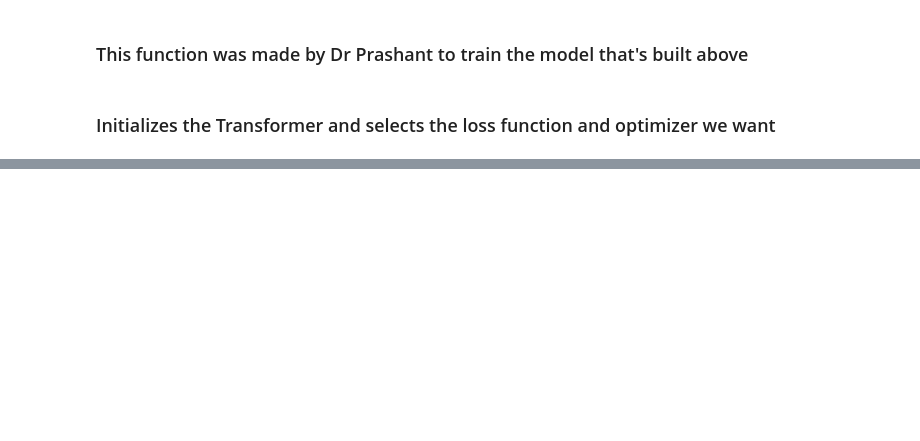
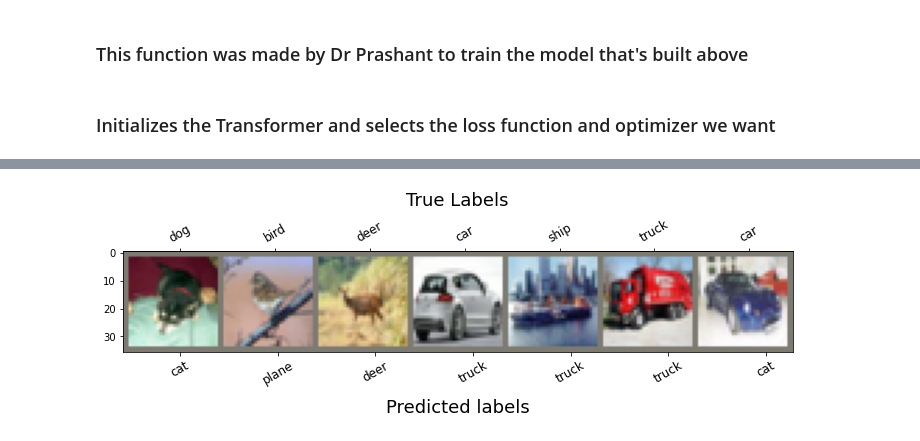
Before and after one commit to TFielloii/ERAU_MA540_Team5, a Jupyter notebook: 16x16_ViT.ipynb, the cells around one changed output, grey strips where cells are left out. Drawn from its saved outputs; the diff is of its cells as text; code cells hidden in the pictures; blank space fills up the shorter version.

```diff
--- a/16x16_ViT.ipynb
+++ b/16x16_ViT.ipynb
@@ -594,12 +622,12 @@ model = ViT(
         in_channels=3,		# Number of channels for the image
         patch_size=4,         # How big our patches are
         embed_dim=42,		# Embedding dim
-        n_layers=7,         # Number of transformer encoders
-        n_heads=4,          # Number of attention heads
+        n_layers=3,         # Number of transformer encoders
+        n_heads=6,          # Number of attention heads
         attn_dropout=0.,       # Attention Dropout
         proj_dropout=0.,       # (MHA) Projection Dropout
         mlp_dropout=0.1,       # (MHA) last layer dropout
-        mlp_ratio=2,           # (MHA) Projection FF dimension
+        mlp_ratio=4,           # (MHA) Projection FF dimension
         qkv_bias = True,
         n_classes=10       # Number of classes to classify
         )
@@ -625,0 +642,6 @@ Epoch 15/15, Train Loss: 2.3035,       Test Loss: 2.3029, Duration: 0:00:29.7773
+# %%
+images, labels = test_dataiter.next()
+out_img, predicted = torch.max(model(images.to(device)), 1)
+imshow(images[:7], labels[:7], predicted[:7])
+# %% [output]
+[figure, added]
```
Also changed, not shown: parts of 11 cells of this notebook.
